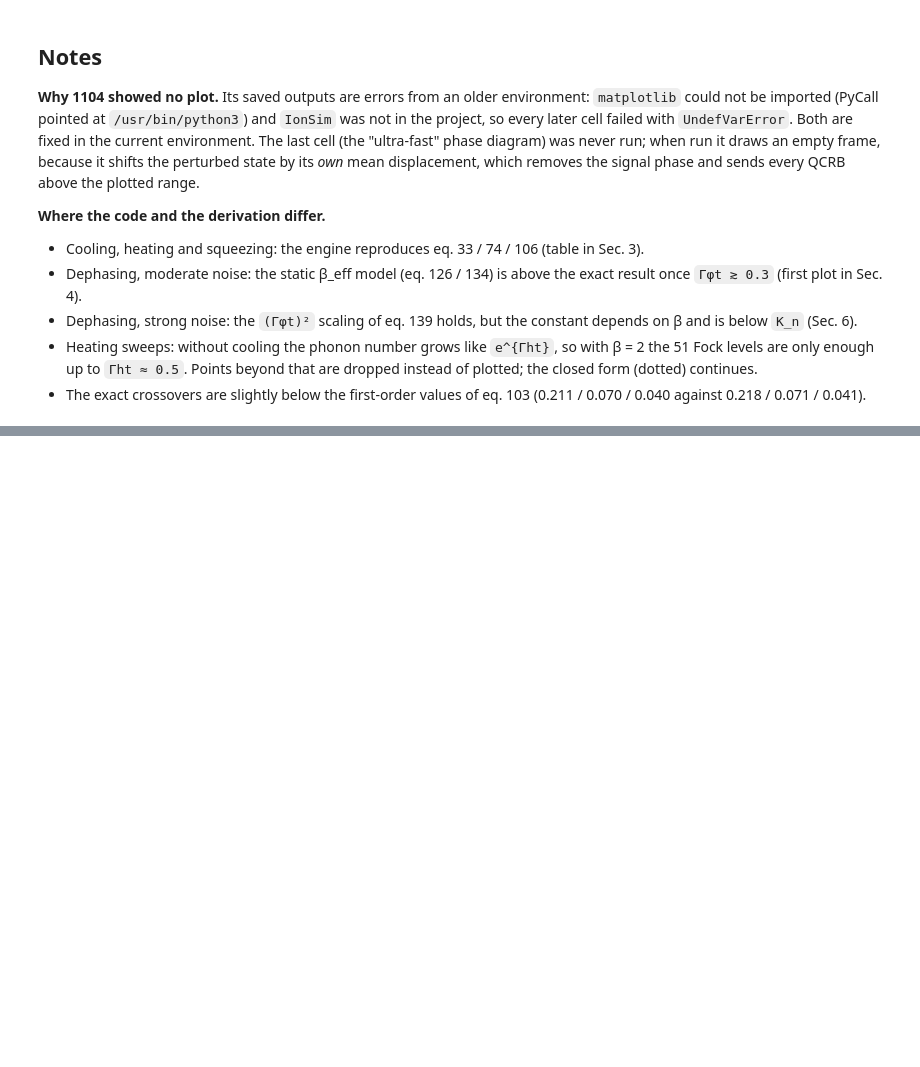
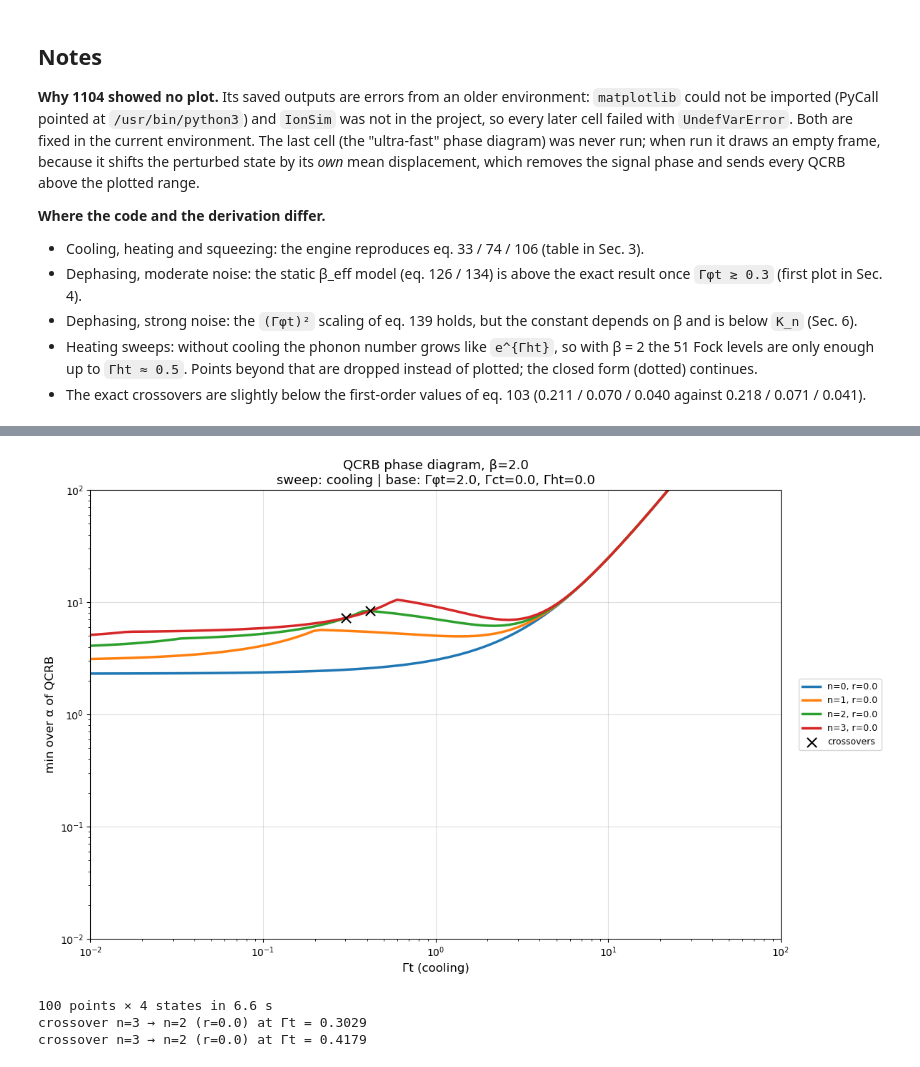
Before and after one commit to park2003/TestSQRLab, a Jupyter notebook: 1113_unified_qcrb.ipynb, the cells around one changed output, grey strips where cells are left out. Saved outputs shown, nothing was run; the diff lists cells and outputs as text; code cells hidden in the pictures; blank space fills up the shorter version.

```diff
--- a/1113_unified_qcrb.ipynb
+++ b/1113_unified_qcrb.ipynb
@@ -521,0 +554,7 @@ engine  β = 2.0, Γφt =   1000:      0.0063  0.0014  0.0007  0.0005
+# %%
+res_cool = plot_phase_diagram(sweep=:cooling, base=(dephasing=2.0, cooling=0.0, heating=0.0));
+# %% [output]
+[figure, added]
+100 points × 4 states in 6.6 s
+crossover n=3 → n=2 (r=0.0) at Γt = 0.3029
+crossover n=3 → n=2 (r=0.0) at Γt = 0.4179
```
Also changed, not shown: parts of 15 cells of this notebook.
